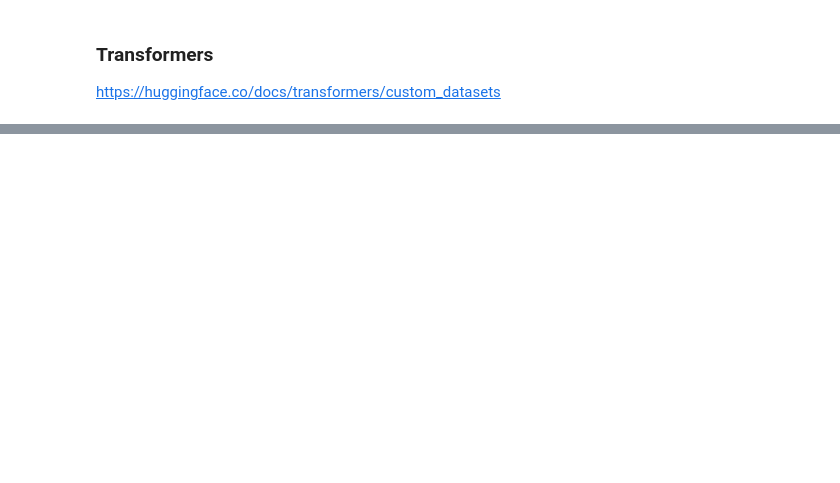
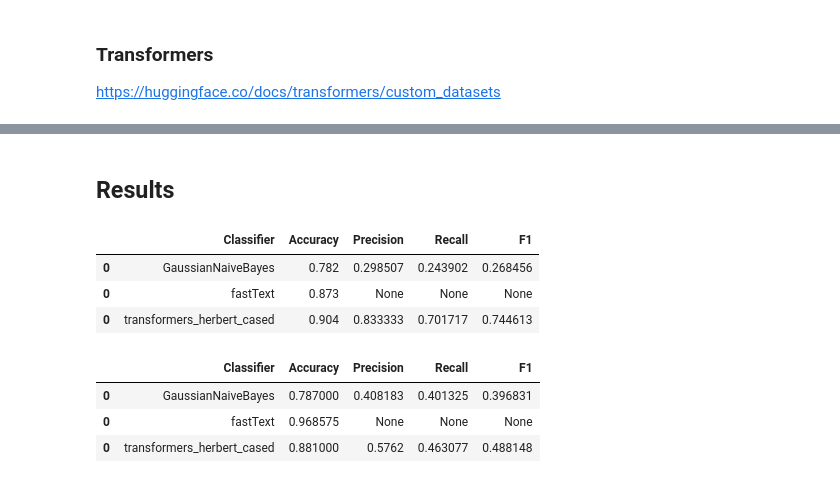
Before and after one commit to arkadiuss/nlp, a Jupyter notebook: 7_classification/7_classification.ipynb, the cells around one changed output, grey strips where cells are left out. Saved outputs shown, nothing was run; the diff lists cells and outputs as text; code cells hidden in the pictures; blank space fills up the shorter version.

Commit message:
[7] evaluating transformers, scores

```diff
--- a/7_classification/7_classification.ipynb
+++ b/7_classification/7_classification.ipynb
@@ -122,4 +151,10 @@ to_fast_text_input_file(test_dataset02, 'fasttext_test02.txt')
 fasttext_model01 = fasttext.train_supervised('fasttext_train01.txt')
 fasttext_model02 = fasttext.train_supervised('fasttext_train02.txt')
 # %%
-fasttext_model01.test('fasttext_test01.txt')
+def fasttext_scores_dict(test_res):
+    return { "accuracy": test_res[1], "precision": None, "recall": None, "f1": None }
+
+fasttext_model01_scores = fasttext_scores_dict(fasttext_model01.test('fasttext_test01.txt'))
+fasttext_model02_scores = fasttext_scores_dict(fasttext_model01.test('fasttext_test02.txt'))
+scores_singleclass_df = scores_singleclass_df.append(to_scores_df("fastText", fasttext_model01_scores))
+scores_multiclass_df = scores_multiclass_df.append(to_scores_df("fastText", fasttext_model02_scores))
@@ -165,4 +194,7 @@ def fine_tuned(model_name, dataset, expected_labels):
     print(trainer.evaluate())
     return model, trainer.evaluate()
 # %%
-herbert_fine_tuned = fine_tuned("allegro/herbert-base-cased", dataset01, 2)
+# herbert_fine_tuned = fine_tuned("allegro/herbert-base-cased", dataset01, 2)
+# herbert_fine_tuned.save_pretrained("herbert-base-cased-bullying")
+
+herbert_fine_tuned = AutoModelForSequenceClassification.from_pretrained("herbert-base-cased-bullying", local_files_only=True)
@@ -363,0 +239,3 @@ The following columns in the evaluation set  don't have a corresponding argument
+# %%
+herbert_fine_tuned_score = evaluate(herbert_fine_tuned, dataset01, "allegro/herbert-base-cased", compute_metrics_multiclass)
+herbert_fine_tuned02_score = evaluate(herbert_fine_tuned02, dataset02, "allegro/herbert-base-cased", compute_metrics_multiclass)
@@ -363,0 +283,22 @@ The following columns in the evaluation set  don't have a corresponding argument
+# %%
+def transformers_to_scores(eval_res):
+    return {"accuracy": eval_res["eval_accuracy"], "precision": eval_res["eval_precision"], "recall": eval_res["eval_recall"], "f1": eval_res["eval_f1"]}
+
+scores_singleclass_df = scores_singleclass_df.append(to_scores_df("transformers_herbert_cased", transformers_to_scores(herbert_fine_tuned_score)))
+scores_multiclass_df = scores_multiclass_df.append(to_scores_df("transformers_herbert_cased", transformers_to_scores(herbert_fine_tuned02_score)))
+# %% [markdown]
+## Results
+# %%
+scores_singleclass_df
+# %% [output]
+|  | Classifier | Accuracy | Precision | Recall | F1 |
+| 0 | GaussianNaiveBayes | 0.782 | 0.298507 | 0.243902 | 0.268456 |
+| 0 | fastText | 0.873 | None | None | None |
+| 0 | transformers_herbert_cased | 0.904 | 0.833333 | 0.701717 | 0.744613 |
+# %%
+scores_multiclass_df
+# %% [output]
+|  | Classifier | Accuracy | Precision | Recall | F1 |
+| 0 | GaussianNaiveBayes | 0.787000 | 0.408183 | 0.401325 | 0.396831 |
+| 0 | fastText | 0.968575 | None | None | None |
+| 0 | transformers_herbert_cased | 0.881000 | 0.5762 | 0.463077 | 0.488148 |
```
Also changed, not shown: parts of 15 cells of this notebook.
